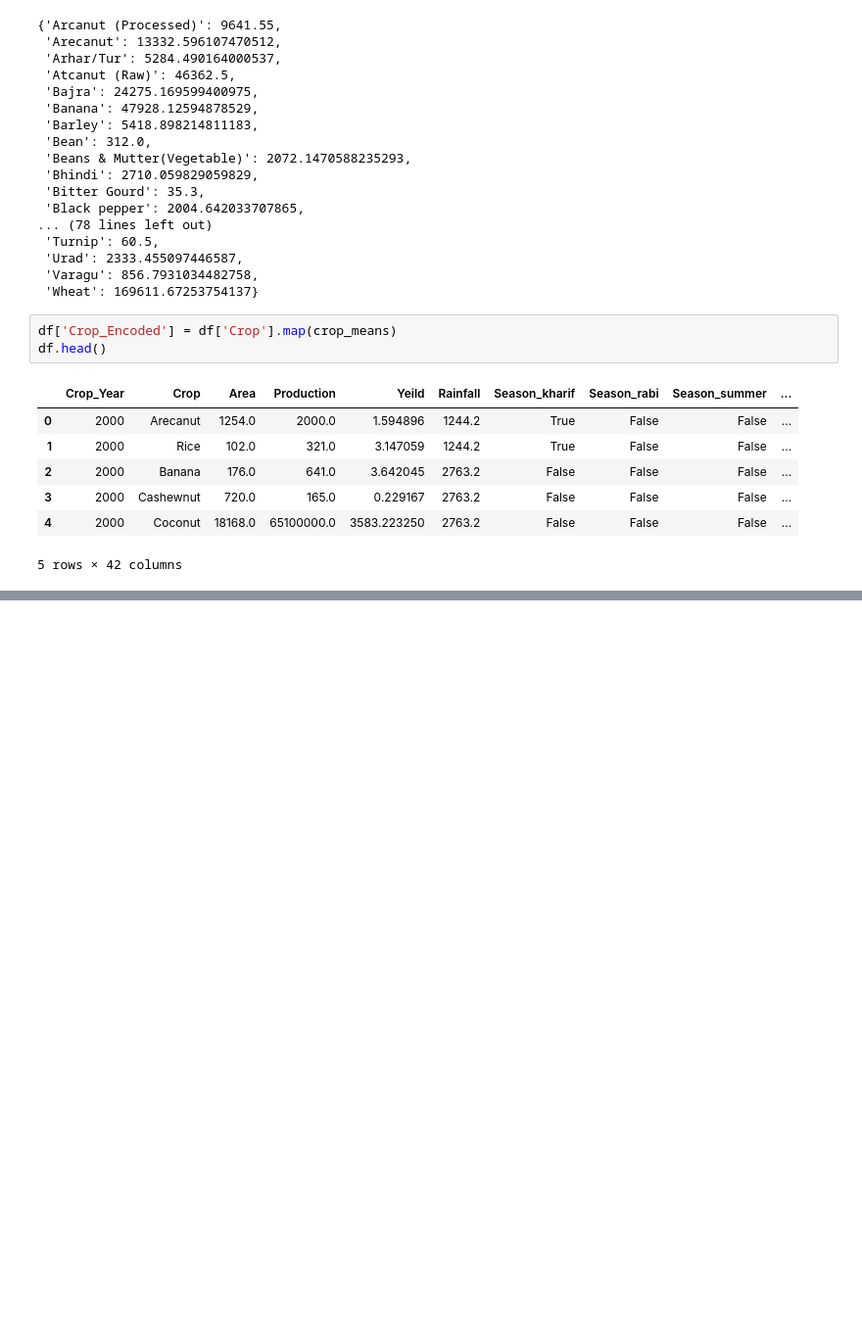
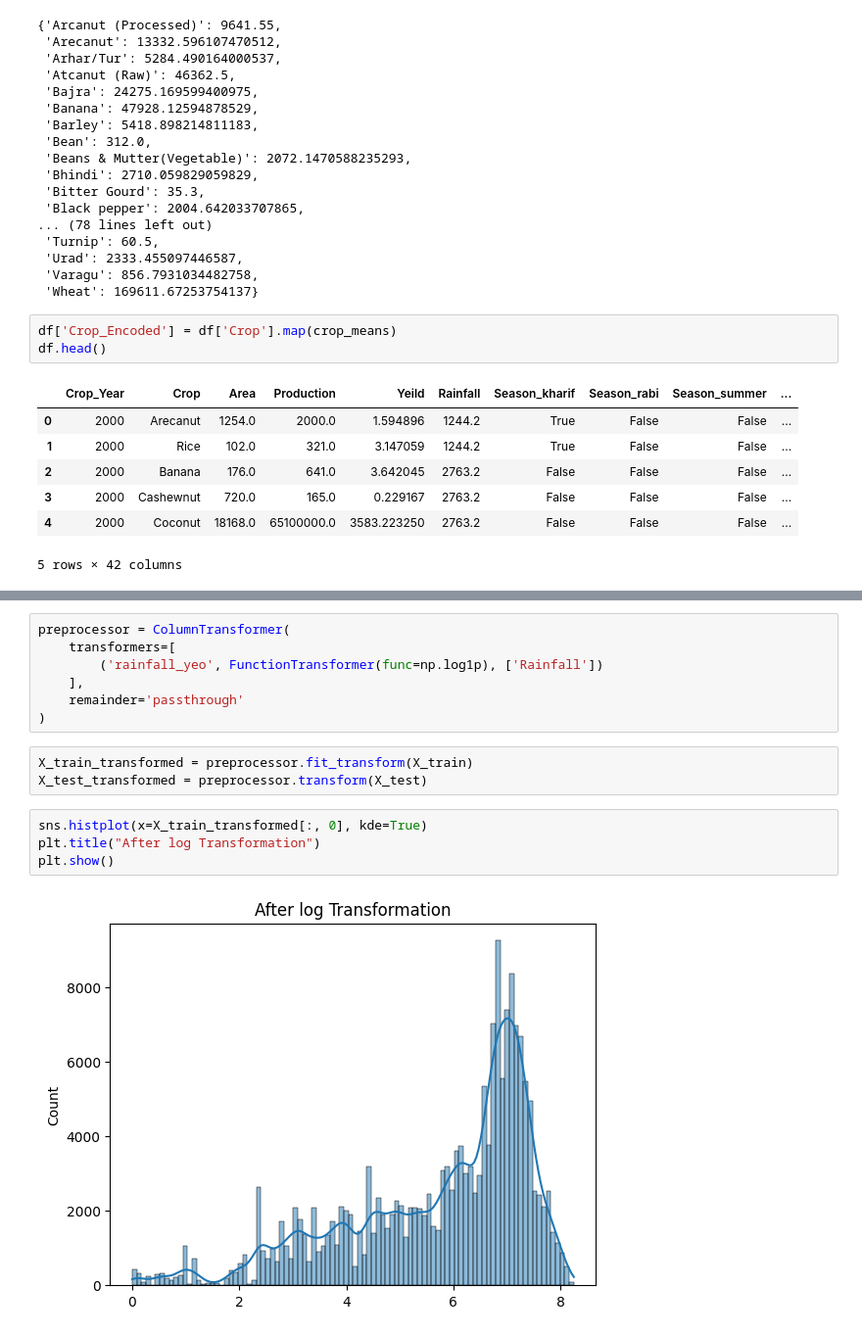
Before and after one commit to gitcrusher/Kaggle, a Jupyter notebook: refined-india-rainfall-crop-production-ipynb.ipynb, the cells around one changed output, grey strips where cells are left out. Shown at 98% size. Saved outputs shown, nothing was run; the diff lists cells and outputs as text; blank space fills up the shorter version.

```diff
--- a/refined-india-rainfall-crop-production-ipynb.ipynb
+++ b/refined-india-rainfall-crop-production-ipynb.ipynb
@@ -206,0 +271,16 @@ df.head()
+# %%
+preprocessor = ColumnTransformer(
+    transformers=[
+        ('rainfall_yeo', FunctionTransformer(func=np.log1p), ['Rainfall'])
+    ],
+    remainder='passthrough'
+)
+# %%
+X_train_transformed = preprocessor.fit_transform(X_train)
+X_test_transformed = preprocessor.transform(X_test)
+# %%
+sns.histplot(x=X_train_transformed[:, 0], kde=True)
+plt.title("After log Transformation")
+plt.show()
+# %% [output]
+[figure, added]
```
Also changed, not shown: parts of 26 cells of this notebook.
